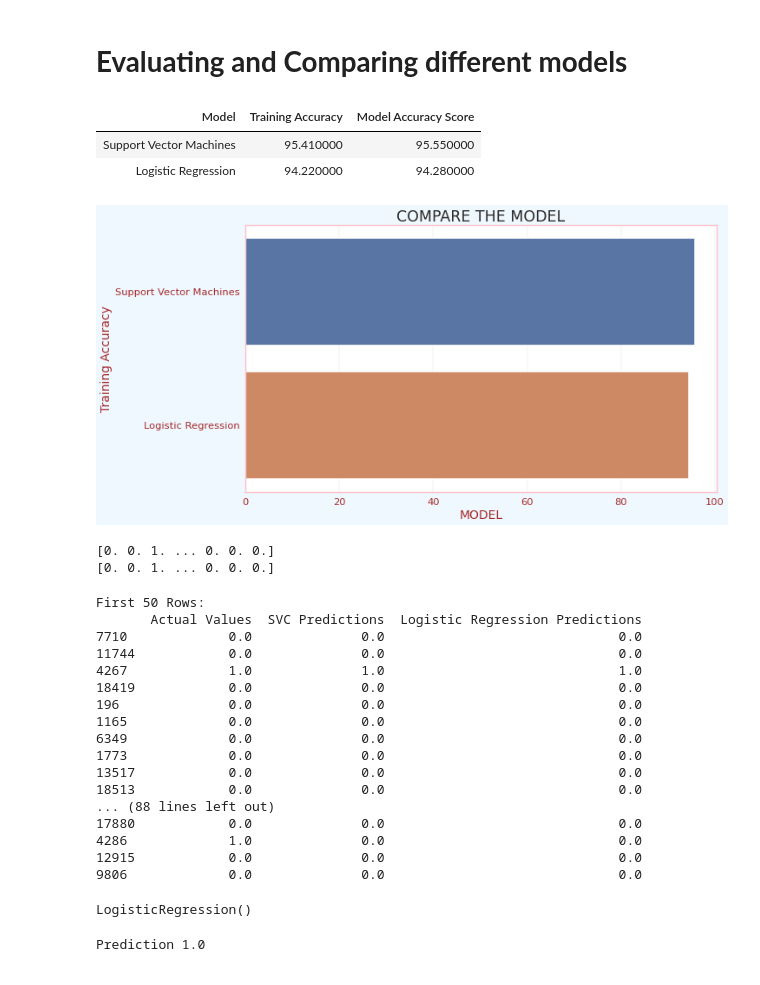
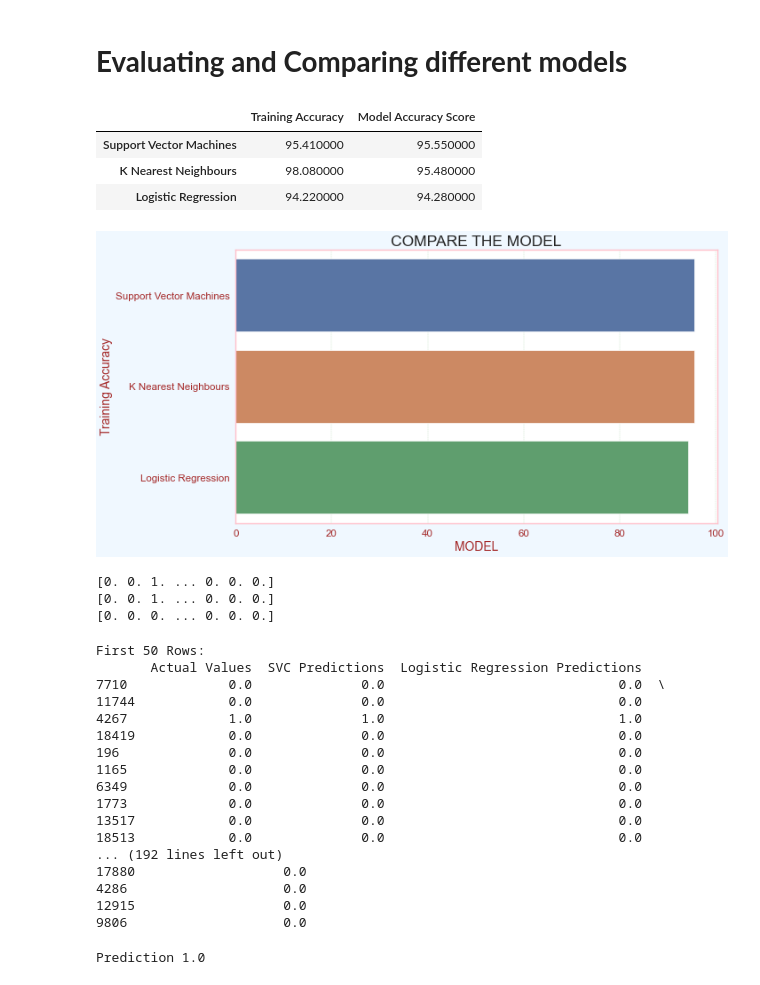
Before and after one commit to devkakeri06/TransfomerFaultPrediction, a Jupyter notebook: Group_39.ipynb, the cells around one changed output. Drawn from its saved outputs; the diff is of its cells as text; code cells hidden in the pictures.

```diff
--- a/Group_39.ipynb
+++ b/Group_39.ipynb
@@ -400,0 +403,34 @@ weighted avg       0.95      0.96      0.95      4093
+# %%
+from sklearn.neighbors import KNeighborsClassifier
+from sklearn.metrics import accuracy_score, classification_report, confusion_matrix, ConfusionMatrixDisplay
+import matplotlib.pyplot as plt
+from matplotlib.colors import ListedColormap
+
+# Define a custom colormap with pink colors
+cmap_pink = ListedColormap(['#FFC0CB', '#FF69B4', '#FF1493', '#DB7093'])
+
+# Create and fit the KNN model
+knn = KNeighborsClassifier(n_neighbors=3)
+knn.fit(X_train, y_train)
+y_pred_knn = knn.predict(X_test)
+
+knn_train = round(knn.score(X_train, y_train) * 100, 2)
+knn_accuracy = round(accuracy_score(y_pred_knn, y_test) * 100, 2)
+
+print("Training Accuracy    :", knn_train, "%")
+print("Model Accuracy Score :", knn_accuracy, "%")
+print("\033[1m--------------------------------------------------------\033[0m")
+print("Classification_Report: \n", classification_report(y_test, y_pred_knn))
+print("\033[1m--------------------------------------------------------\033[0m")
+
+# Calculate the confusion matrix
+cm = confusion_matrix(y_test, y_pred_knn)
+
+# Display the confusion matrix with a pink color scheme
+disp = ConfusionMatrixDisplay(confusion_matrix=cm, display_labels=knn.classes_)
+disp.plot(cmap=cmap_pink)
+plt.title('Confusion Matrix (KNN)')
+plt.show()
+
+with open('knn_model.pkl', 'wb') as file:
+    pickle.dump(knn, file)
@@ -415,41 +455,45 @@ models = pd.DataFrame({
+# %%
+models = pd.DataFrame({
+    'Training Accuracy': [log_train, svc_train, knn_train],
+    'Model Accuracy Score': [log_accuracy, svc_accuracy, knn_accuracy]
+}, index=['Logistic Regression', 'Support Vector Machines', 'K Nearest Neighbours'])
 # %%
-import pandas as pd
-
-# Set the precision option
-# pd.set_option('precision', 2)
-
-# Sort the DataFrame and style it
 styled_df = models.sort_values(by='Model Accuracy Score', ascending=False).style.background_gradient(
-    cmap='coolwarm').hide_index().set_properties(**{
+    cmap='coolwarm').set_properties(**{
         'font-family': 'Lucida Calligraphy',
         'color': 'LigntGreen',
         'font-size': '15px'
     })
 
-# Display the styled DataFrame
+# Display the styled DataFrame with model names
 styled_df
 # %% [output]
-| Model | Training Accuracy | Model Accuracy Score |
+|  | Training Accuracy | Model Accuracy Score |
 | Support Vector Machines | 95.410000 | 95.550000 |
+| K Nearest Neighbours | 98.080000 | 95.480000 |
 | Logistic Regression | 94.220000 | 94.280000 |
 # %%
 models=models.sort_values(by='Model Accuracy Score',ascending=False)[:8]
 
-sns.barplot(y= 'Model', x= 'Model Accuracy Score', data= models)
+sns.barplot(y= models.index, x= 'Model Accuracy Score', data= models)
 plt.title('COMPARE THE MODEL')
 plt.xlabel('MODEL')
 plt.ylabel('Training Accuracy');
 # %% [output]
-[figure, old version]
+[figure, new version]
 # %%
 prediction = svc.predict(X_test)
 print(prediction)
 
 prediction = logreg.predict(X_test)
 print(prediction)
+
+prediction = knn.predict(X_test)
+print(prediction)
 # %% [output]
 [0. 0. 1. ... 0. 0. 0.]
 [0. 0. 1. ... 0. 0. 0.]
+[0. 0. 0. ... 0. 0. 0.]
 # %%
 import pandas as pd
 
@@ -462,11 +506,14 @@ svc_predictions = svc.predict(X_test)
 # Predictions for the Logistic Regression (logreg)
 logreg_predictions = logreg.predict(X_test)
 
+
+knn_predictions = knn.predict(X_test)
 # Create a DataFrame
 data = {
     'Actual Values': actual_values,
     'SVC Predictions': svc_predictions,
-    'Logistic Regression Predictions': logreg_predictions
+    'Logistic Regression Predictions': logreg_predictions,
+    'K Nearest Neighbours':knn_predictions
 }
 
 df = pd.DataFrame(data)
@@ -481,7 +528,7 @@ print(df.tail(50))
 # %% [output]
 First 50 Rows:
        Actual Values  SVC Predictions  Logistic Regression Predictions
-7710             0.0              0.0                              0.0
+7710             0.0              0.0                              0.0  \
 11744            0.0              0.0                              0.0
 4267             1.0              1.0                              1.0
 18419            0.0              0.0                              0.0
@@ -491,11 +538,11 @@ First 50 Rows:
 1773             0.0              0.0                              0.0
 13517            0.0              0.0                              0.0
 18513            0.0              0.0                              0.0
-... (88 lines left out)
-17880            0.0              0.0                              0.0
-4286             1.0              0.0                              0.0
-12915            0.0              0.0                              0.0
-9806             0.0              0.0                              0.0
+... (192 lines left out)
+17880                   0.0
+4286                    0.0
+12915                   0.0
+9806                    0.0
 # %%
 import pickle
 
@@ -506,8 +553,6 @@ with open('logistic_regression_model.pkl', 'rb') as file:
 # print(loaded_model)
 
 # new_data = pd.DataFrame([[3, 2, 1500, 4000, 1, 0, 0, 3]], columns=['bedrooms', 'bathrooms', 'sqft_living', 'sqft_lot', 'floors', 'waterfront', 'view', 'condition'])
-# %% [output]
-LogisticRegression()
 # %%
 # import pandas as pd
 
```
Also changed, not shown: parts of 17 cells of this notebook, 3 other files.
